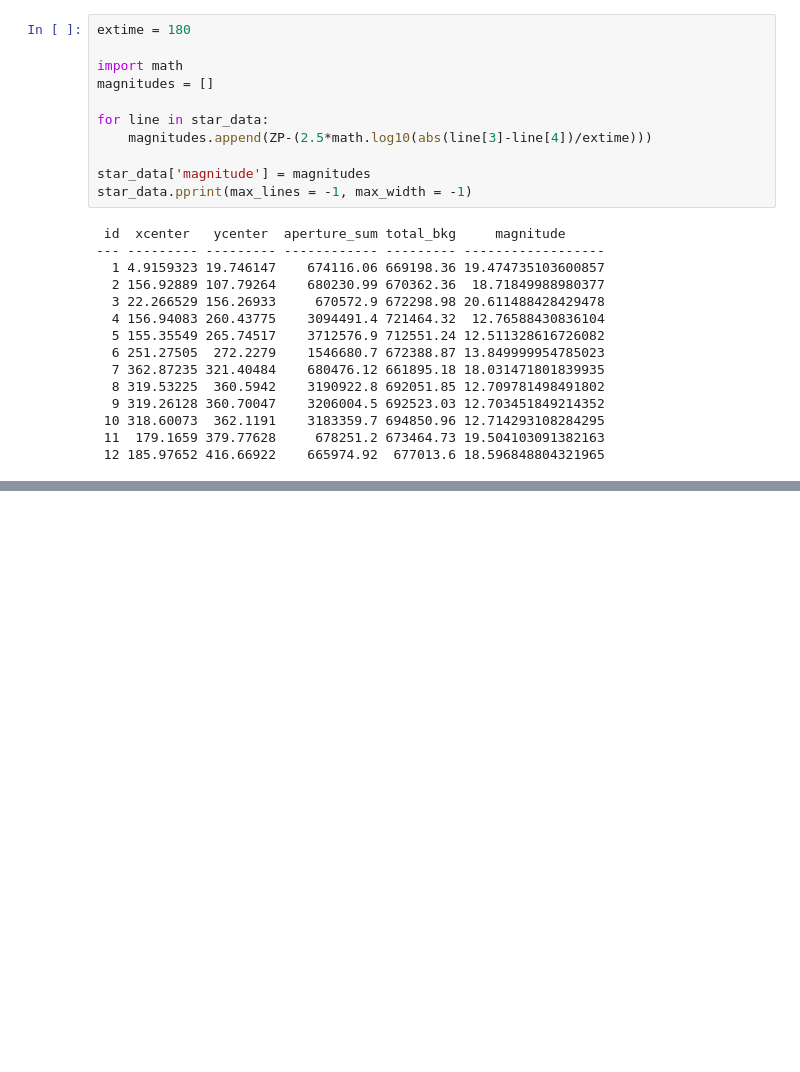
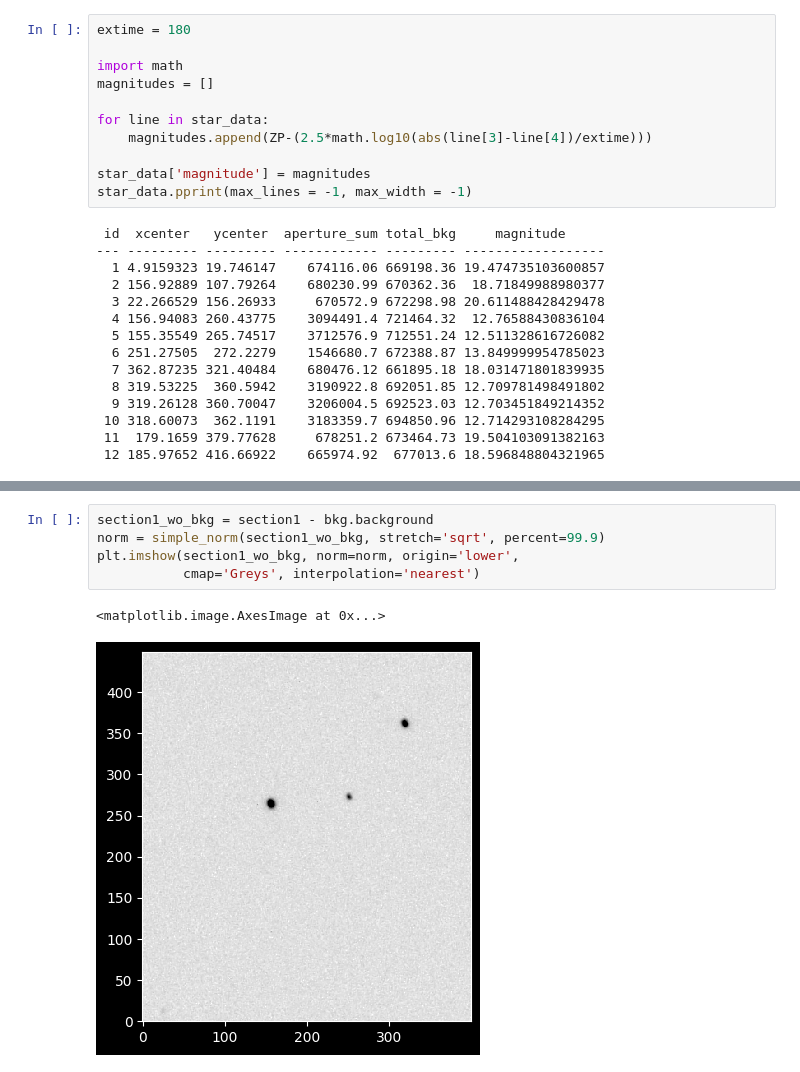
Before and after one commit to kybik0606/Digital-processing-of-astronomical-images-using-astronomical-libraries-for-Python, a Jupyter notebook: My-astro-project/notebooks/07-stars-detection.ipynb, the cells around one changed output, grey strips where cells are left out. Drawn from its saved outputs; the diff is of its cells as text; blank space fills up the shorter version.

```diff
--- a/My-astro-project/notebooks/07-stars-detection.ipynb
+++ b/My-astro-project/notebooks/07-stars-detection.ipynb
@@ -172,0 +186,8 @@ star_data.pprint(max_lines = -1, max_width = -1)
+# %%
+section1_wo_bkg = section1 - bkg.background
+norm = simple_norm(section1_wo_bkg, stretch='sqrt', percent=99.9)
+plt.imshow(section1_wo_bkg, norm=norm, origin='lower',
+           cmap='Greys', interpolation='nearest')
+# %% [output]
+<matplotlib.image.AxesImage at 0x...>
+[figure, added]
```
Also changed, not shown: parts of 9 cells of this notebook.
